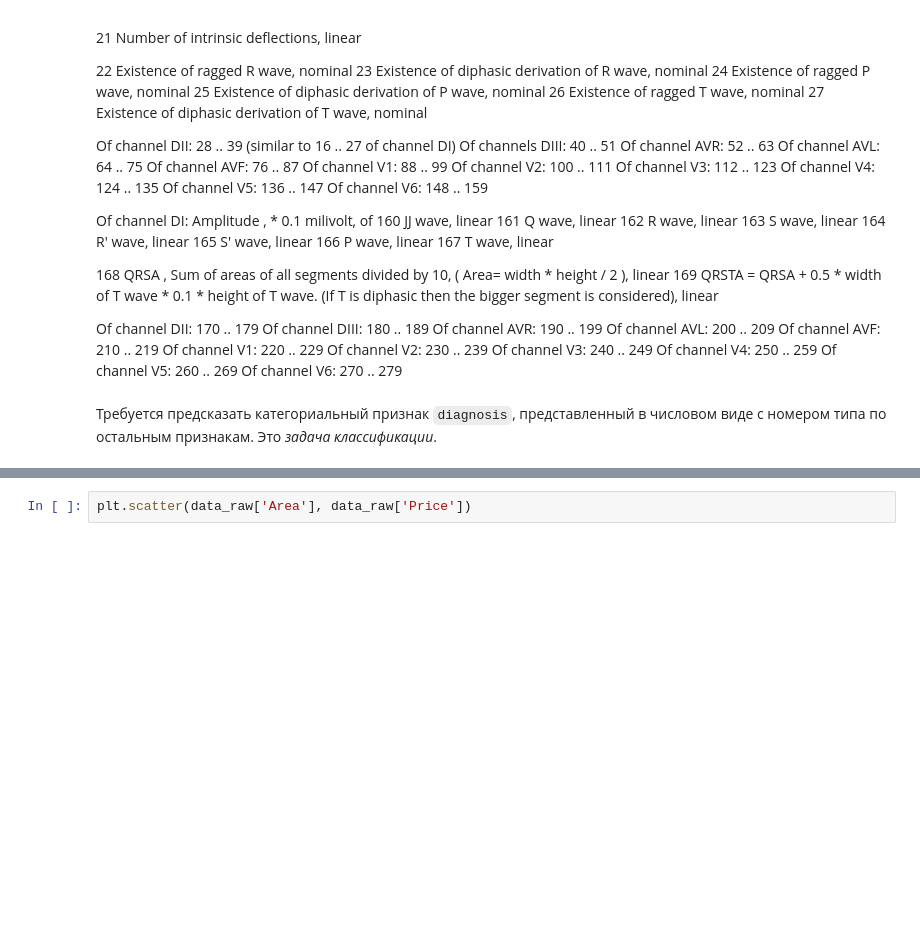
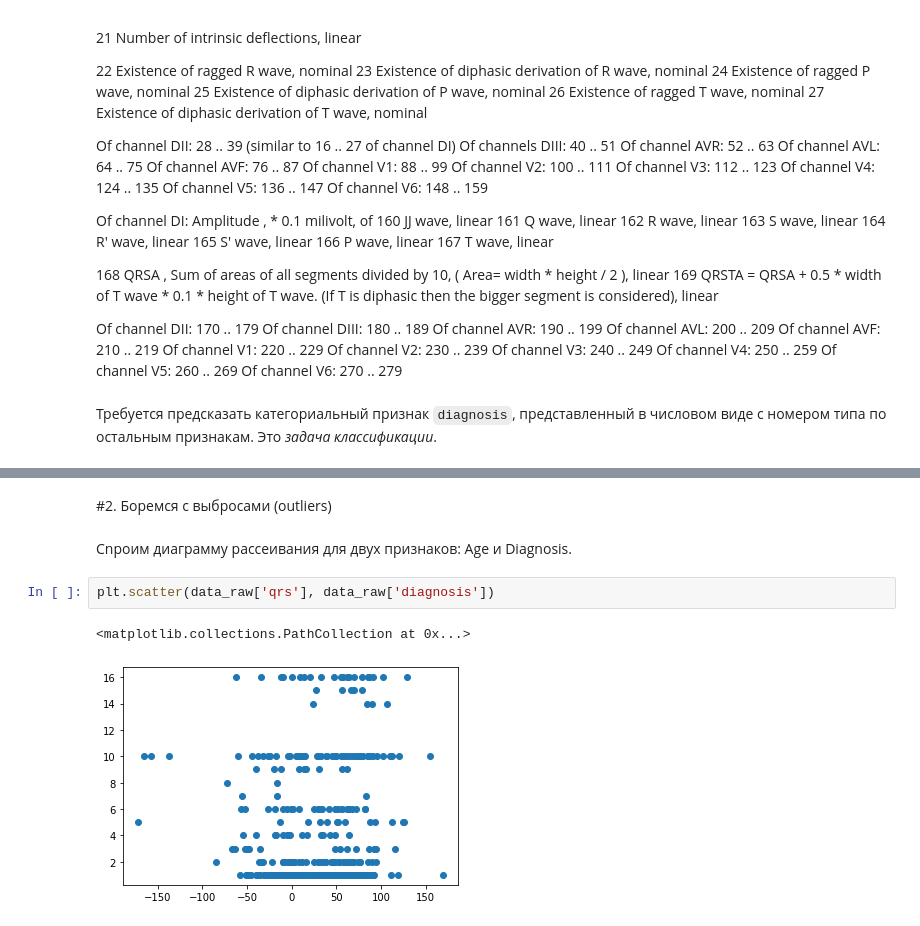
Before and after one commit to Gerilda/Arrhythmia, a Jupyter notebook: Arrhythmia.ipynb, the cells around one changed output, grey strips where cells are left out. Saved outputs shown, nothing was run; the diff lists cells and outputs as text; blank space fills up the shorter version.

```diff
--- a/Arrhythmia.ipynb
+++ b/Arrhythmia.ipynb
@@ -151,2 +231,9 @@ Of channel V6:
+# %% [markdown]
+#2. Боремся с выбросами (outliers)
+# %% [markdown]
+Сnроим диаграмму рассеивания для двух признаков: Age и Diagnosis.
 # %%
-plt.scatter(data_raw['Area'], data_raw['Price'])
+plt.scatter(data_raw['qrs'], data_raw['diagnosis'])
+# %% [output]
+<matplotlib.collections.PathCollection at 0x...>
+[figure, added]
```
Also changed, not shown: parts of 93 cells of this notebook.
